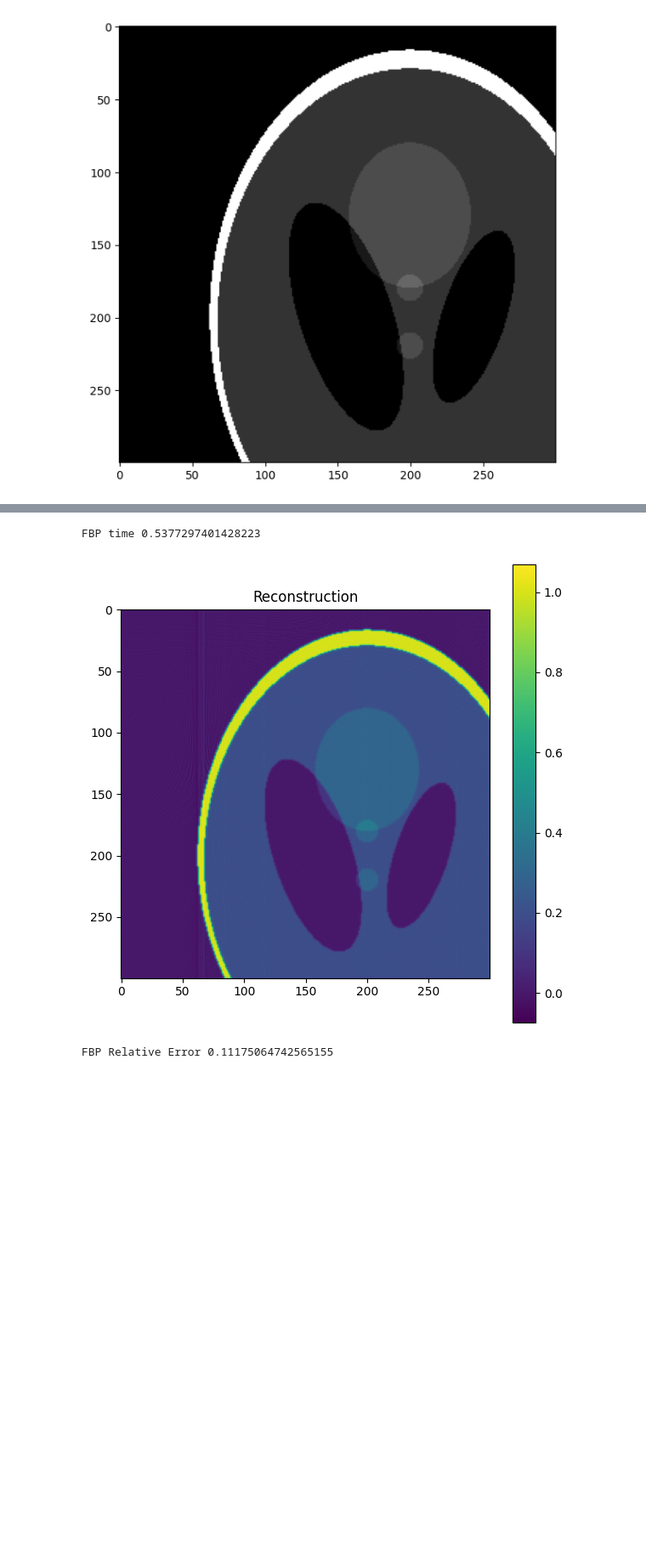
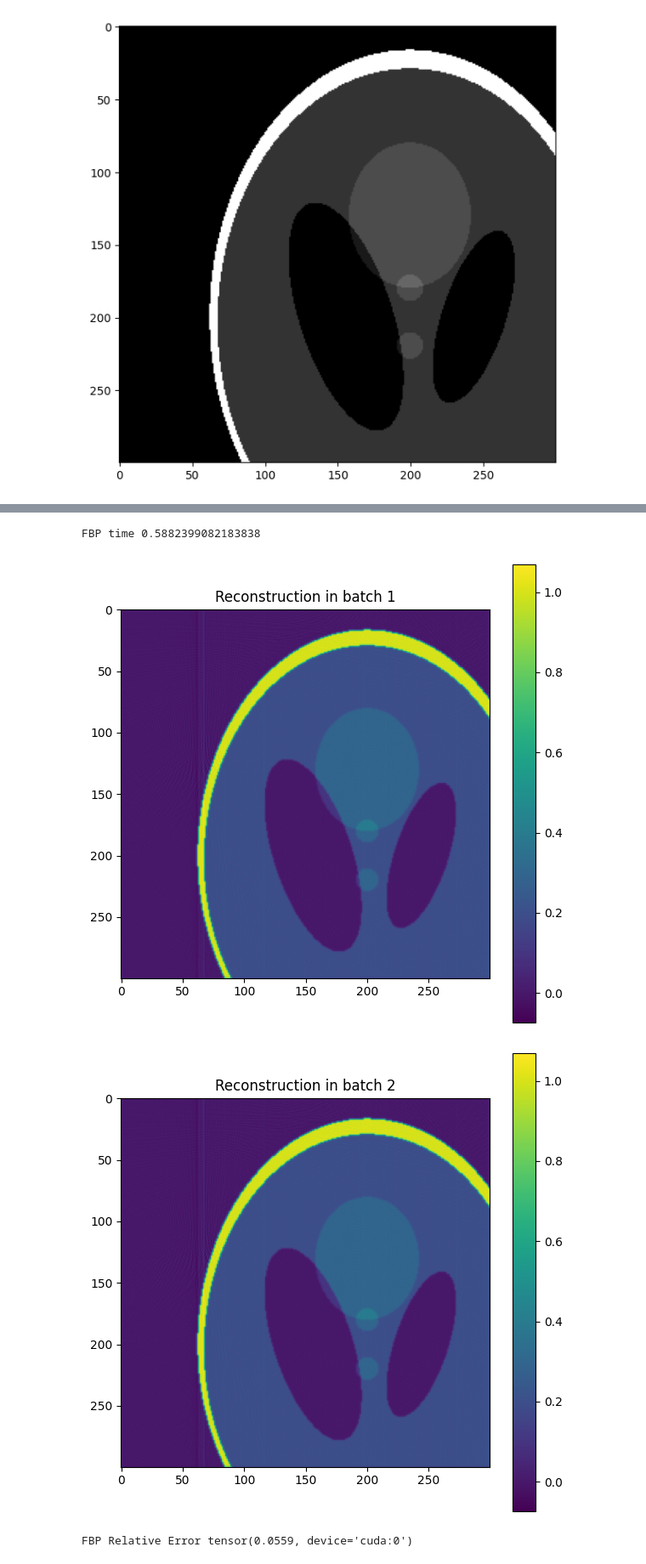
Before and after one commit to QBioImaging/torch_radon24, a Jupyter notebook: test.ipynb, the cells around one changed output, grey strips where cells are left out. Shown at 85% size. Saved outputs shown, nothing was run; the diff lists cells and outputs as text; code cells hidden in the pictures; blank space fills up the shorter version.

Commit message:
add test with batch images

```diff
--- a/test.ipynb
+++ b/test.ipynb
@@ -65,9 +68,11 @@ print("FBP Relative Error", (torch.norm(image - reconstructed1) / torch.norm(rec
 n_angles = 512
 device = torch.device("cuda")
 
-
+batch_size = 2
 image_size = img.shape[0]
 image = torch.FloatTensor(img).to(device)[None, None]
+# repeat image for batch_size
+image = image.repeat(batch_size, 1, 1, 1)
 image_size = image.shape[-1]
 # radon_op = Radon(n_angles=n_angles, image_size=image_size, circle=True, device=device)
 radon_op = Radon(thetas=np.linspace(0, np.pi, 512), circle=False, filter_name="ramp", device=device)
@@ -87,7 +92,11 @@ reconstructed = radon_op.filter_backprojection(sino)
 print("FBP time", time.time() - time_start)
 plt.imshow(reconstructed[0, 0].cpu())
 plt.colorbar()
-plt.title("Reconstruction")
+plt.title("Reconstruction in batch 1")
 plt.show()
-print("FBP Relative Error", (torch.norm(image - reconstructed) / torch.norm(reconstructed)).item())
+plt.imshow(reconstructed[1, 0].cpu())
+plt.colorbar()
+plt.title("Reconstruction in batch 2")
+plt.show()
+print("FBP Relative Error", torch.norm(image - reconstructed) / (batch_size * torch.norm(reconstructed).item()))
 # %% [output]
@@ -95,4 +104,5 @@ Radon time 0.6532187461853027
 [figure]
-FBP time 0.5377297401428223
+FBP time 0.5882399082183838
-[figure, old version]
+[figure, new version]
+[figure, added]
-FBP Relative Error 0.11175064742565155
+FBP Relative Error tensor(0.0559, device='cuda:0')
```
Also changed, not shown: parts of 2 cells of this notebook.
